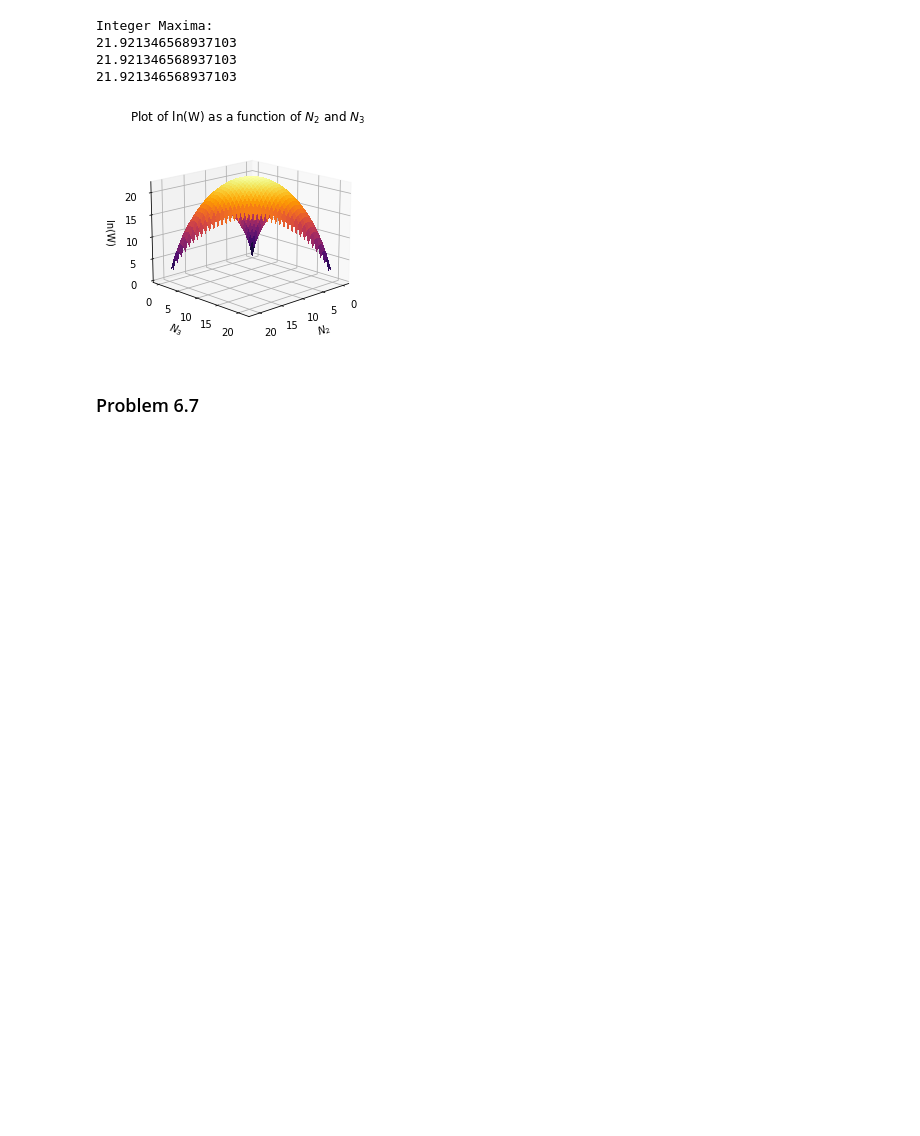
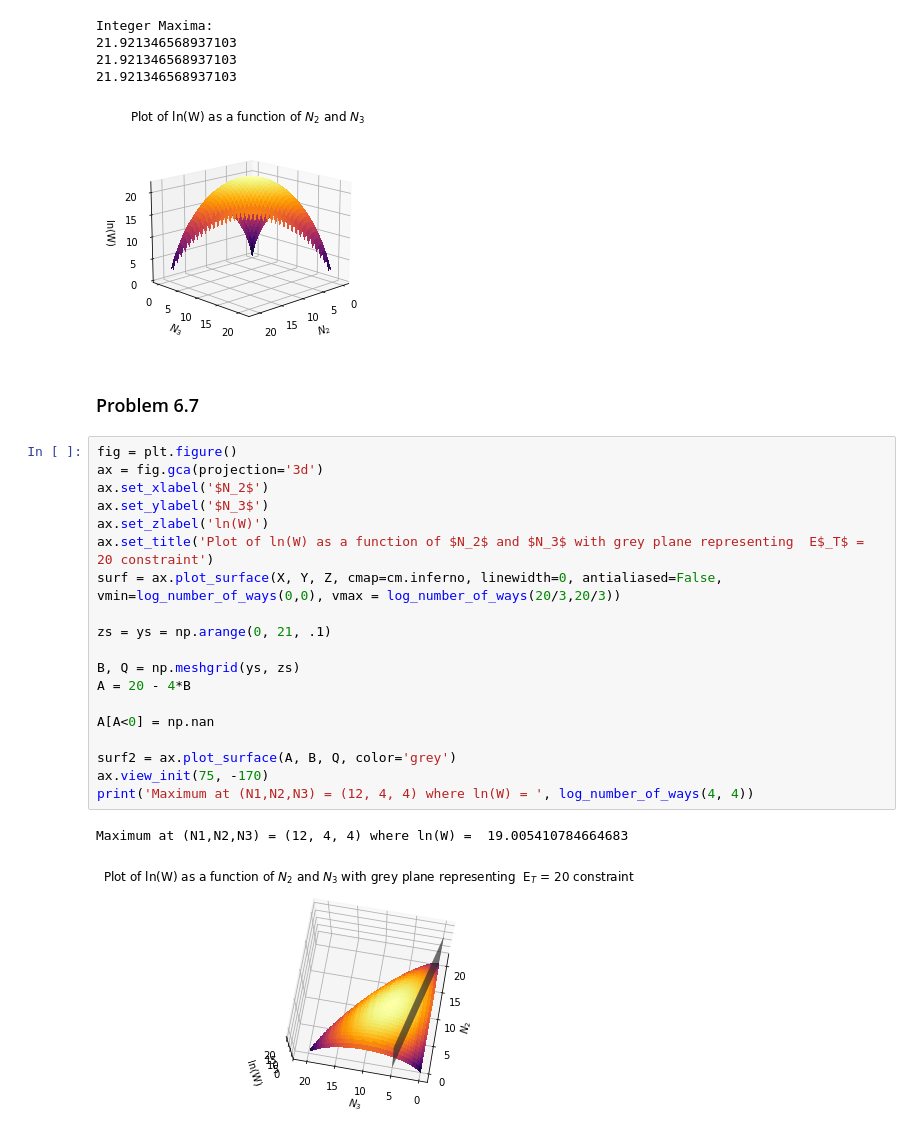
Before and after one commit to benf549/PChem-Problem-Sets, a Jupyter notebook: Problem Set 6/PS6.ipynb, the cells around one changed output. Cells and saved outputs as stored; diff of their text form; blank space fills up the shorter version.

Commit message:
figured out plane plotting

```diff
--- a/Problem Set 6/PS6.ipynb
+++ b/Problem Set 6/PS6.ipynb
@@ -137,3 +137,25 @@ Integer Maxima:
 [figure]
 # %% [markdown]
 ### Problem 6.7
+# %%
+fig = plt.figure()
+ax = fig.gca(projection='3d')
+ax.set_xlabel('$N_2$')
+ax.set_ylabel('$N_3$')
+ax.set_zlabel('ln(W)')
+ax.set_title('Plot of ln(W) as a function of $N_2$ and $N_3$ with grey plane representing  E$_T$ = 20 constraint')
+surf = ax.plot_surface(X, Y, Z, cmap=cm.inferno, linewidth=0, antialiased=False, vmin=log_number_of_ways(0,0), vmax = log_number_of_ways(20/3,20/3))
+
+zs = ys = np.arange(0, 21, .1)
+
+B, Q = np.meshgrid(ys, zs)
+A = 20 - 4*B
+
+A[A<0] = np.nan
+
+surf2 = ax.plot_surface(A, B, Q, color='grey')
+ax.view_init(75, -170)
+print('Maximum at (N1,N2,N3) = (12, 4, 4) where ln(W) = ', log_number_of_ways(4, 4))
+# %% [output]
+Maximum at (N1,N2,N3) = (12, 4, 4) where ln(W) =  19.005410784664683
+[figure, added]
```
